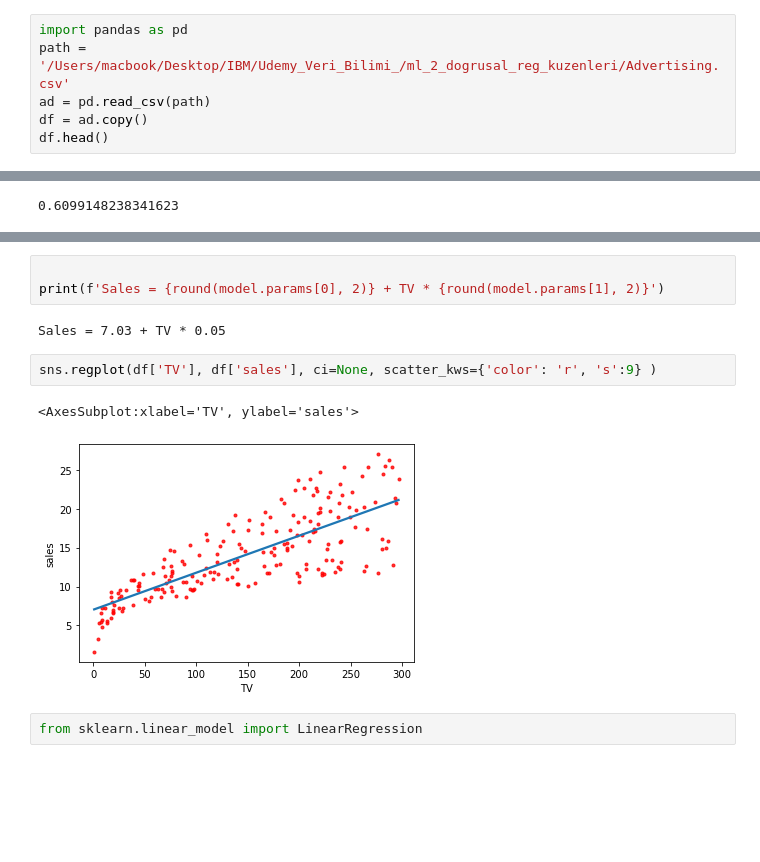
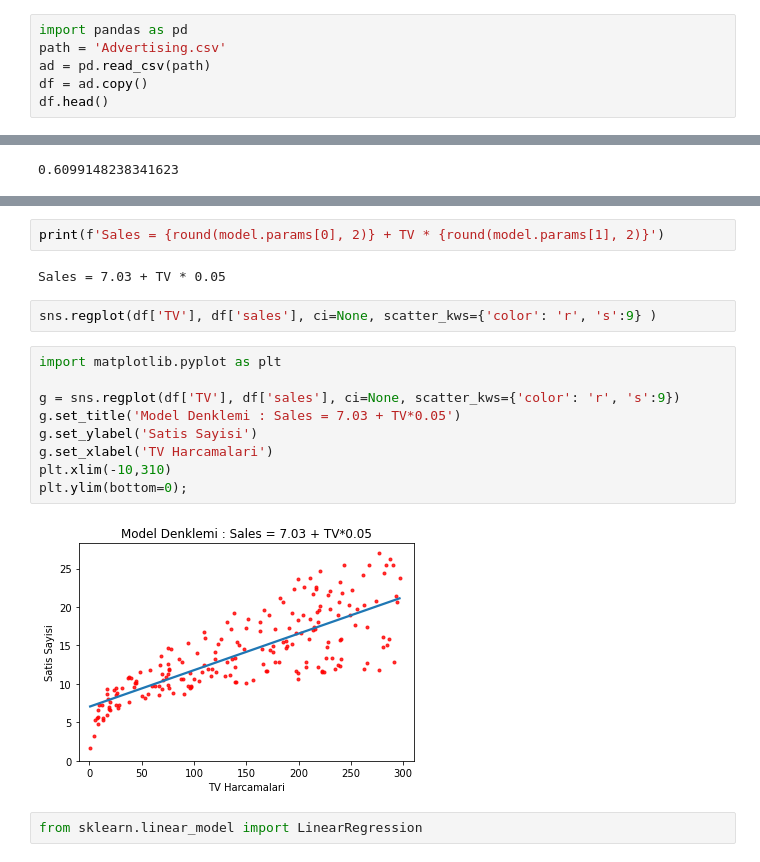
Before and after one commit to abdullahcayde/Data_Analysis, a Jupyter notebook: Advertising_Analysis.ipynb, the cells around one changed output, grey strips where cells are left out. Drawn from its saved outputs; the diff is of its cells as text; blank space fills up the shorter version.

Commit message:
advertising2

```diff
--- a/Advertising_Analysis.ipynb
+++ b/Advertising_Analysis.ipynb
@@ -7,7 +7,7 @@ warnings.simplefilter(action='ignore')
 import seaborn as sns
 # %%
 import pandas as pd
-path = '/Users/macbook/Desktop/IBM/Udemy_Veri_Bilimi_/ml_2_dogrusal_reg_kuzenleri/Advertising.csv'
+path = 'Advertising.csv'
 ad = pd.read_csv(path)
 df = ad.copy()
 df.head()
@@ -193,13 +233,20 @@ model.rsquared_adj
 # %%
-
 print(f'Sales = {round(model.params[0], 2)} + TV * {round(model.params[1], 2)}')
 # %% [output]
 Sales = 7.03 + TV * 0.05
 # %%
 sns.regplot(df['TV'], df['sales'], ci=None, scatter_kws={'color': 'r', 's':9} )
-# %% [output]
-<AxesSubplot:xlabel='TV', ylabel='sales'>
-[figure, removed]
+# %%
+import matplotlib.pyplot as plt
+
+g = sns.regplot(df['TV'], df['sales'], ci=None, scatter_kws={'color': 'r', 's':9})
+g.set_title('Model Denklemi : Sales = 7.03 + TV*0.05')
+g.set_ylabel('Satis Sayisi')
+g.set_xlabel('TV Harcamalari')
+plt.xlim(-10,310)
+plt.ylim(bottom=0);
+# %% [output]
+[figure, added]
 # %%
 from sklearn.linear_model import LinearRegression
 # %%
```
Also changed, not shown: parts of 12 cells of this notebook, 1 other file.
